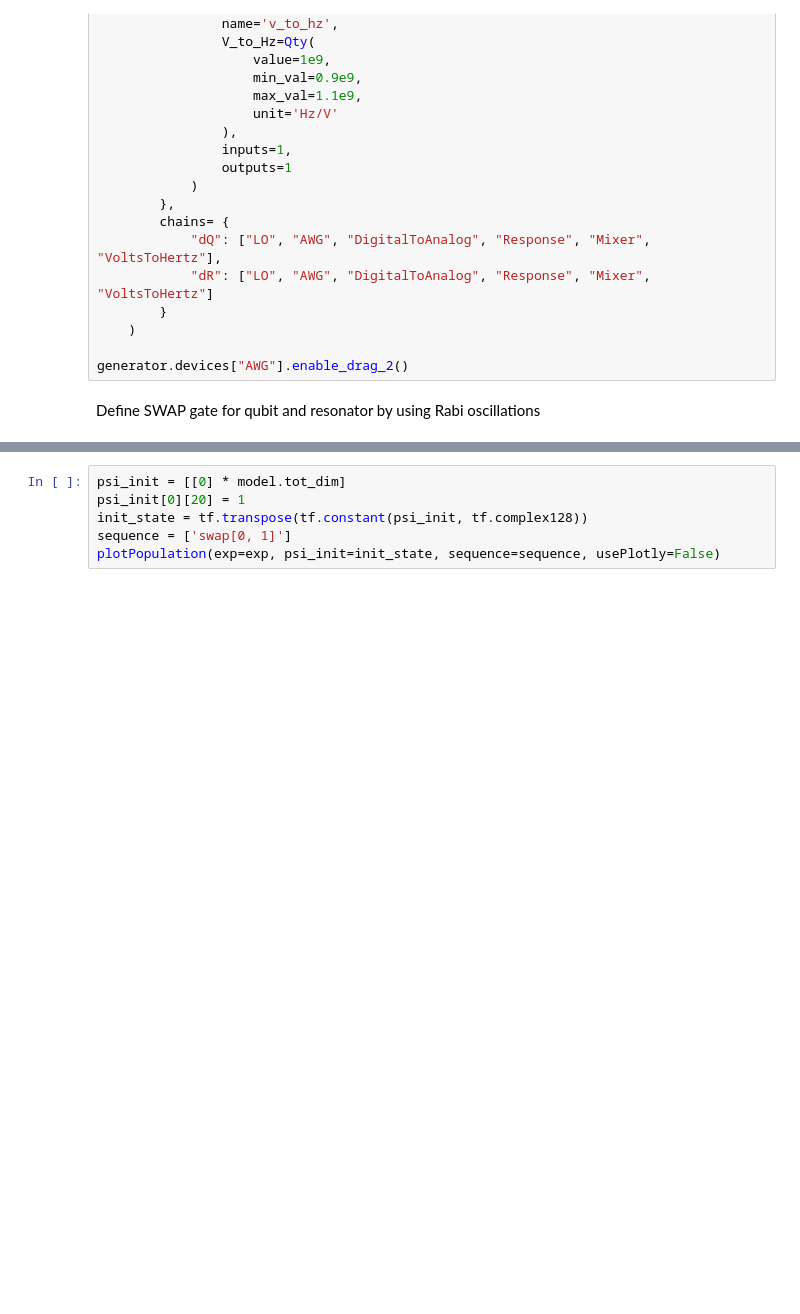
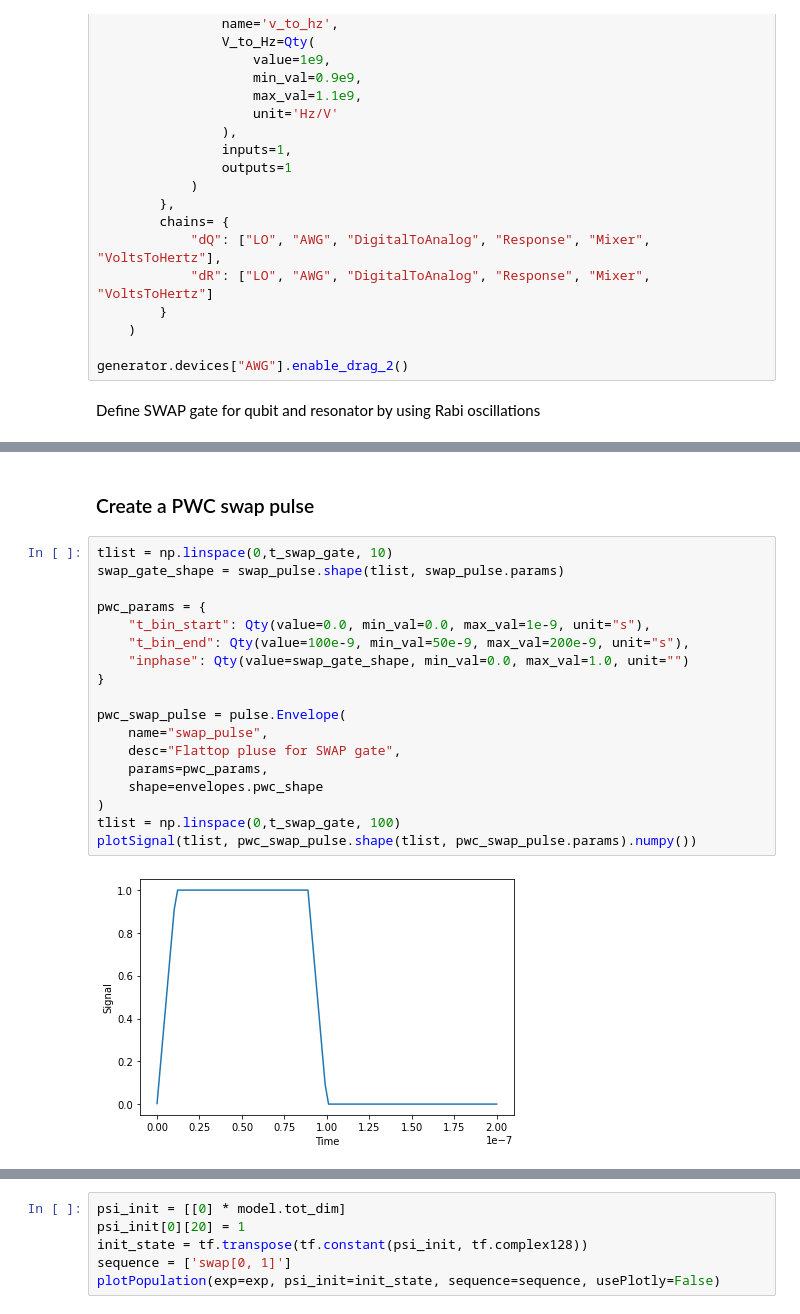
Before and after one commit to BackOnTrackIce/Qubit_readout, a Jupyter notebook: Ashutosh_codes/Qubit_reset_C3.ipynb, the cells around one changed output, grey strips where cells are left out. Saved outputs shown, nothing was run; the diff lists cells and outputs as text; blank space fills up the shorter version.

Commit message:
Adding pwc shape

```diff
--- a/Ashutosh_codes/Qubit_reset_C3.ipynb
+++ b/Ashutosh_codes/Qubit_reset_C3.ipynb
@@ -686,0 +690,22 @@ gates_arr = [swap_gate]
+# %% [markdown]
+### Create a PWC swap pulse
+# %%
+tlist = np.linspace(0,t_swap_gate, 10)
+swap_gate_shape = swap_pulse.shape(tlist, swap_pulse.params)
+
+pwc_params = {
+    "t_bin_start": Qty(value=0.0, min_val=0.0, max_val=1e-9, unit="s"),
+    "t_bin_end": Qty(value=100e-9, min_val=50e-9, max_val=200e-9, unit="s"),
+    "inphase": Qty(value=swap_gate_shape, min_val=0.0, max_val=1.0, unit="")
+}
+
+pwc_swap_pulse = pulse.Envelope(
+    name="swap_pulse",
+    desc="Flattop pluse for SWAP gate",
+    params=pwc_params,
+    shape=envelopes.pwc_shape
+)
+tlist = np.linspace(0,t_swap_gate, 100)
+plotSignal(tlist, pwc_swap_pulse.shape(tlist, pwc_swap_pulse.params).numpy())
+# %% [output]
+[figure, added]
```
Also changed, not shown: parts of 12 cells of this notebook, 3 other files.
